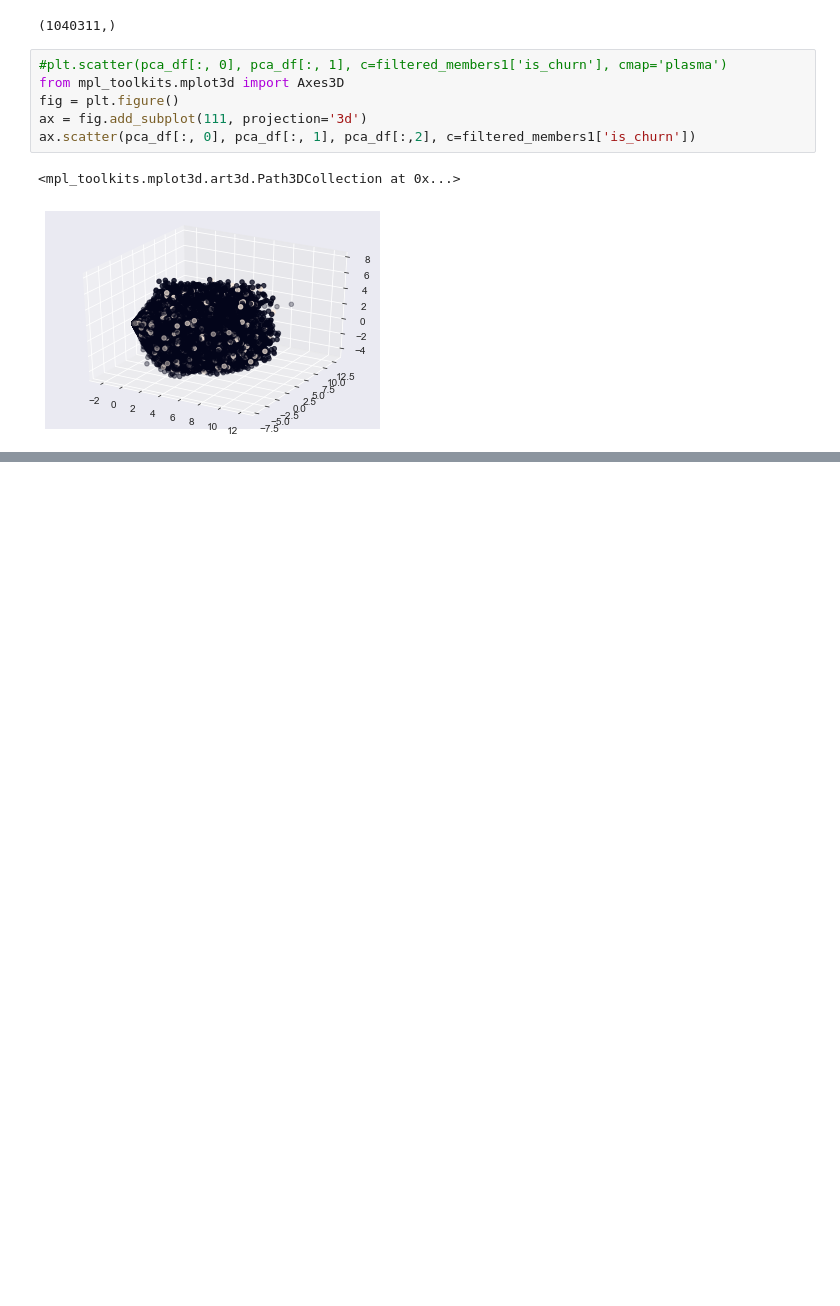
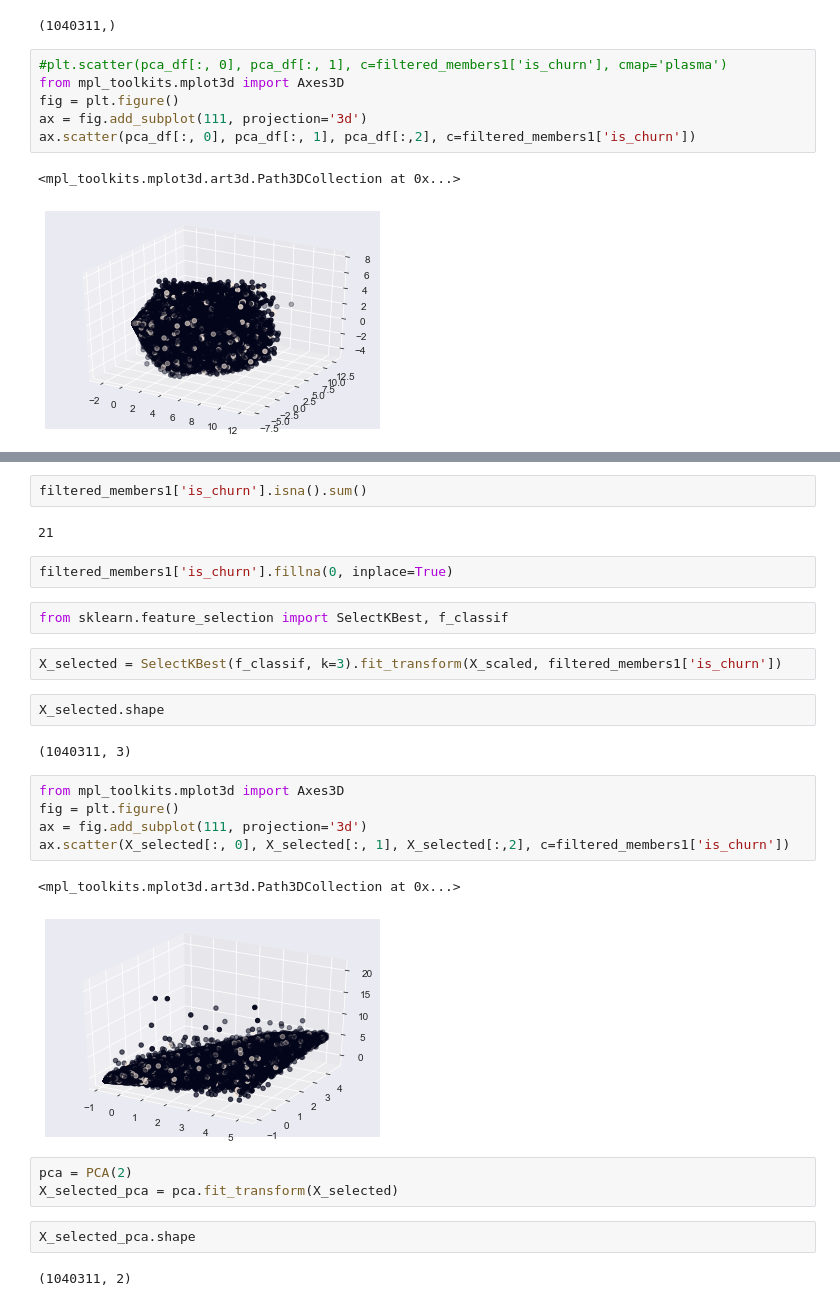
Before and after one commit to codefupanda/rendezvous_with_ml, a Jupyter notebook: week_02_data_analysis/day04_what_matters_in_music_subscription.ipynb, the cells around one changed output, grey strips where cells are left out. Saved outputs shown, nothing was run; the diff lists cells and outputs as text; blank space fills up the shorter version.

```diff
--- a/week_02_data_analysis/day04_what_matters_in_music_subscription.ipynb
+++ b/week_02_data_analysis/day04_what_matters_in_music_subscription.ipynb
@@ -338,0 +339,29 @@ ax.scatter(pca_df[:, 0], pca_df[:, 1], pca_df[:,2], c=filtered_members1['is_chur
+# %%
+filtered_members1['is_churn'].isna().sum()
+# %% [output]
+21
+# %%
+filtered_members1['is_churn'].fillna(0, inplace=True)
+# %%
+from sklearn.feature_selection import SelectKBest, f_classif
+# %%
+X_selected = SelectKBest(f_classif, k=3).fit_transform(X_scaled, filtered_members1['is_churn'])
+# %%
+X_selected.shape
+# %% [output]
+(1040311, 3)
+# %%
+from mpl_toolkits.mplot3d import Axes3D
+fig = plt.figure()
+ax = fig.add_subplot(111, projection='3d')
+ax.scatter(X_selected[:, 0], X_selected[:, 1], X_selected[:,2], c=filtered_members1['is_churn'])
+# %% [output]
+<mpl_toolkits.mplot3d.art3d.Path3DCollection at 0x...>
+[figure, added]
+# %%
+pca = PCA(2)
+X_selected_pca = pca.fit_transform(X_selected)
+# %%
+X_selected_pca.shape
+# %% [output]
+(1040311, 2)
```
Also changed, not shown: parts of 2 cells of this notebook.
